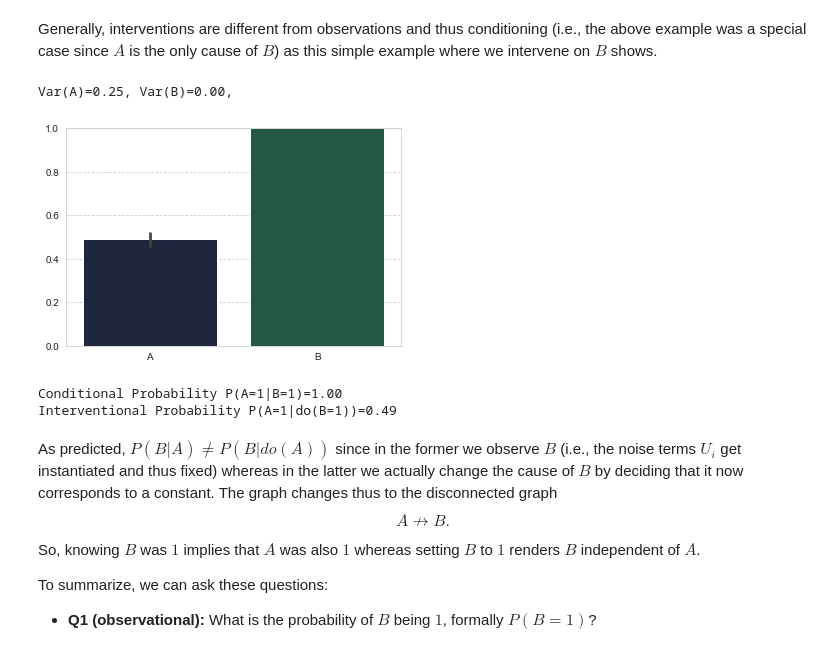
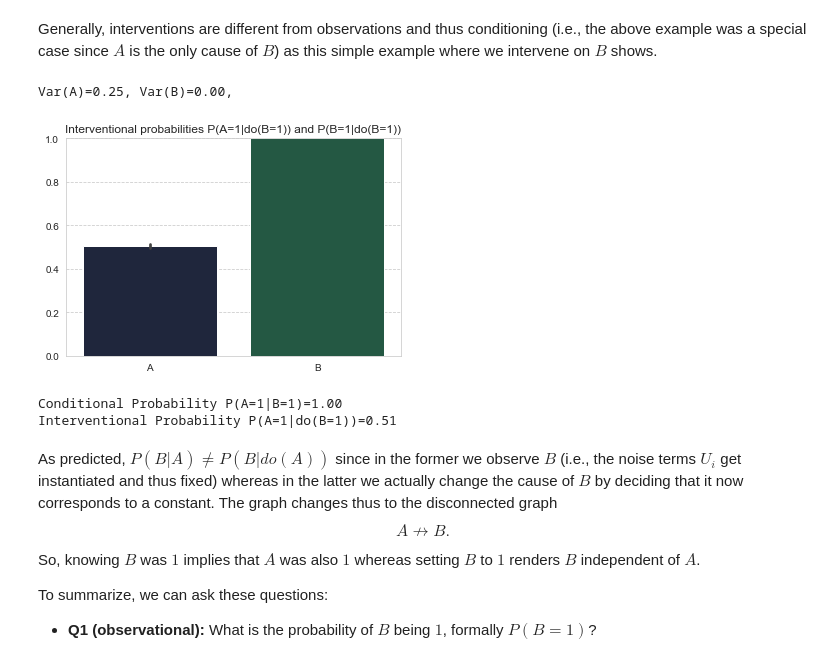
Before and after one commit to zecevic-matej/SMLW-Causality-Tutorial, a Jupyter notebook: Tutorial-on-Causality.ipynb, the cells around one changed output. Cells and saved outputs as stored; diff of their text form; code cells hidden in the pictures.

```diff
--- a/Tutorial-on-Causality.ipynb
+++ b/Tutorial-on-Causality.ipynb
@@ -267,29 +285,30 @@ Generally, interventions are different from observations and thus conditioning (
 # %%
 def toy_data_int_B(N):
     """
         N is the number of samples
     """
     U_A = np.random.binomial(1,.5,(N,1))
     U_B = np.random.binomial(1,.5,(N,1))
     A = U_A
     B = np.ones((N, 1))
     return np.hstack((A, B))
 
-df_int_B = pd.DataFrame(toy_data_int_B(N=1000), columns=["A","B"])
+df_int_B = pd.DataFrame(toy_data_int_B(N=10000), columns=["A","B"])
 
 print(f"Var(A)={np.var(df_int_B['A']):.2f}, Var(B)={np.var(df_int_B['B']):.2f},")
 
 sns.barplot(data=df_int_B)
 plt.ylim(0,1)
+plt.title("Interventional probabilities P(A=1|do(B=1)) and P(B=1|do(B=1))")
 plt.show()
 
 print(f'Conditional Probability P(A=1|B=1)={sum(df.iloc[np.where(df["B"]==1)]["A"])/len(df.iloc[np.where(df["B"]==1)]):.2f}')
 print(f'Interventional Probability P(A=1|do(B=1))={sum(df_int_B["A"])/len(df_int_B):.2f}')
 # %% [output]
 Var(A)=0.25, Var(B)=0.00,
-[figure, old version]
+[figure, new version]
 Conditional Probability P(A=1|B=1)=1.00
-Interventional Probability P(A=1|do(B=1))=0.49
+Interventional Probability P(A=1|do(B=1))=0.51
 # %% [markdown]
 As predicted, $P(B|A)\neq P(B|do(A))$ since in the former we observe $B$ (i.e., the noise terms $U_i$ get instantiated and thus fixed) whereas in the latter we actually change the cause of $B$ by deciding that it now corresponds to a constant. The graph changes thus to the disconnected graph
 $$
```
Also changed, not shown: parts of 77 cells of this notebook, 2 other files.
